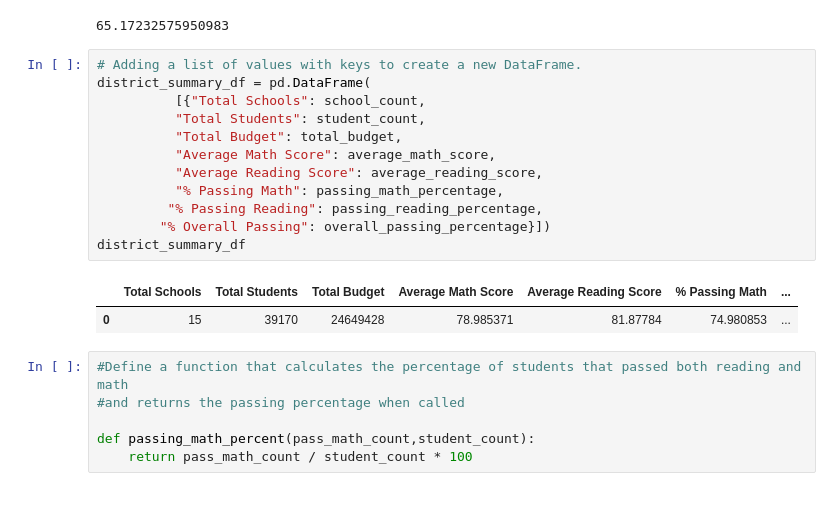
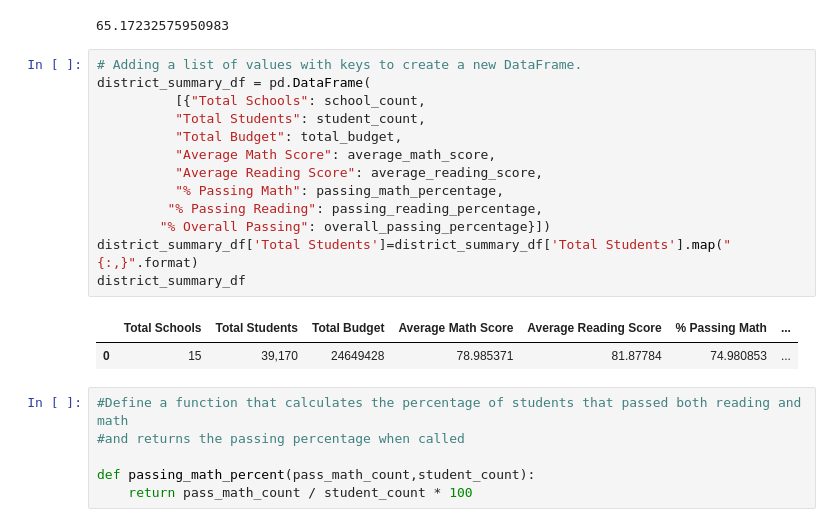
Before and after one commit to mearsdj/School_District_Analysis, a Jupyter notebook: PyCitySchools.ipynb, the cells around one changed output. Saved outputs shown, nothing was run; the diff lists cells and outputs as text.

```diff
--- a/PyCitySchools.ipynb
+++ b/PyCitySchools.ipynb
@@ -186,18 +186,19 @@ overall_passing_percentage
 # %%
 # Adding a list of values with keys to create a new DataFrame.
 district_summary_df = pd.DataFrame(
           [{"Total Schools": school_count,
           "Total Students": student_count,
           "Total Budget": total_budget,
           "Average Math Score": average_math_score,
           "Average Reading Score": average_reading_score,
           "% Passing Math": passing_math_percentage,
          "% Passing Reading": passing_reading_percentage,
         "% Overall Passing": overall_passing_percentage}])
+district_summary_df['Total Students']=district_summary_df['Total Students'].map("{:,}".format)
 district_summary_df
 # %% [output]
 |  | Total Schools | Total Students | Total Budget | Average Math Score | Average Reading Score | % Passing Math | ... |
-| 0 | 15 | 39170 | 24649428 | 78.985371 | 81.87784 | 74.980853 | ... |
+| 0 | 15 | 39,170 | 24649428 | 78.985371 | 81.87784 | 74.980853 | ... |
 # %%
 #Define a function that calculates the percentage of students that passed both reading and math
 #and returns the passing percentage when called
```
Also changed, not shown: parts of 12 cells of this notebook, 1 other file.
